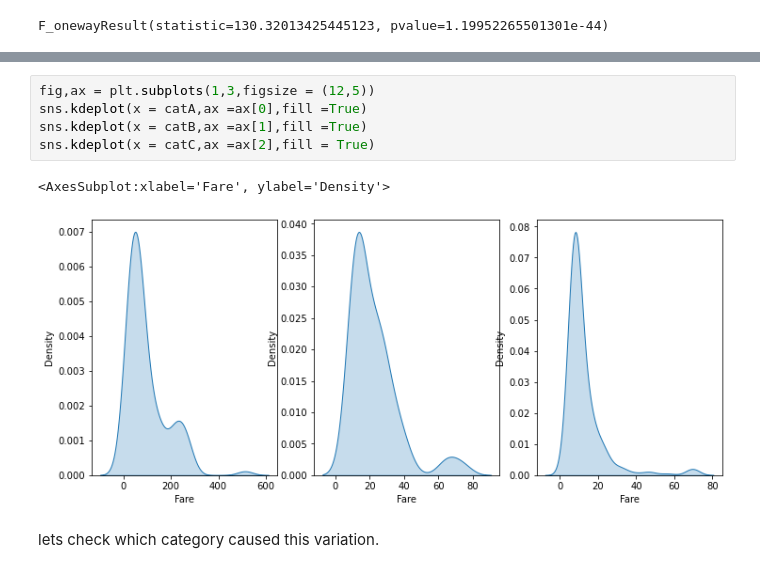
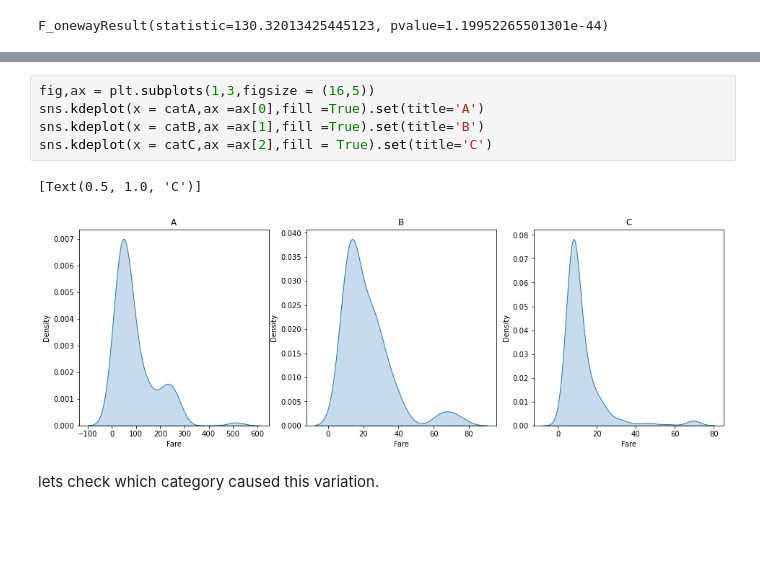
Before and after one commit to prateek1903/Hypothesis-Testing, a Jupyter notebook: hypothesis_tests.ipynb, the cells around one changed output, grey strips where cells are left out. Cells and saved outputs as stored; diff of their text form; blank space fills up the shorter version.

```diff
--- a/hypothesis_tests.ipynb
+++ b/hypothesis_tests.ipynb
@@ -377,12 +433,12 @@ P value is too low indicating that are we should reject null hypothesis and ther
 Indicating that there is difference b/w means of each group
 # %%
-fig,ax = plt.subplots(1,3,figsize = (12,5))
-sns.kdeplot(x = catA,ax =ax[0],fill =True)
-sns.kdeplot(x = catB,ax =ax[1],fill =True)
-sns.kdeplot(x = catC,ax =ax[2],fill = True)
+fig,ax = plt.subplots(1,3,figsize = (16,5))
+sns.kdeplot(x = catA,ax =ax[0],fill =True).set(title='A')
+sns.kdeplot(x = catB,ax =ax[1],fill =True).set(title='B')
+sns.kdeplot(x = catC,ax =ax[2],fill = True).set(title='C')
 # %% [output]
-<AxesSubplot:xlabel='Fare', ylabel='Density'>
+[Text(0.5, 1.0, 'C')]
-[figure, old version]
+[figure, new version]
 # %% [markdown]
 lets check which category caused this variation.
 # %%
```
Also changed, not shown: parts of 41 cells of this notebook.
